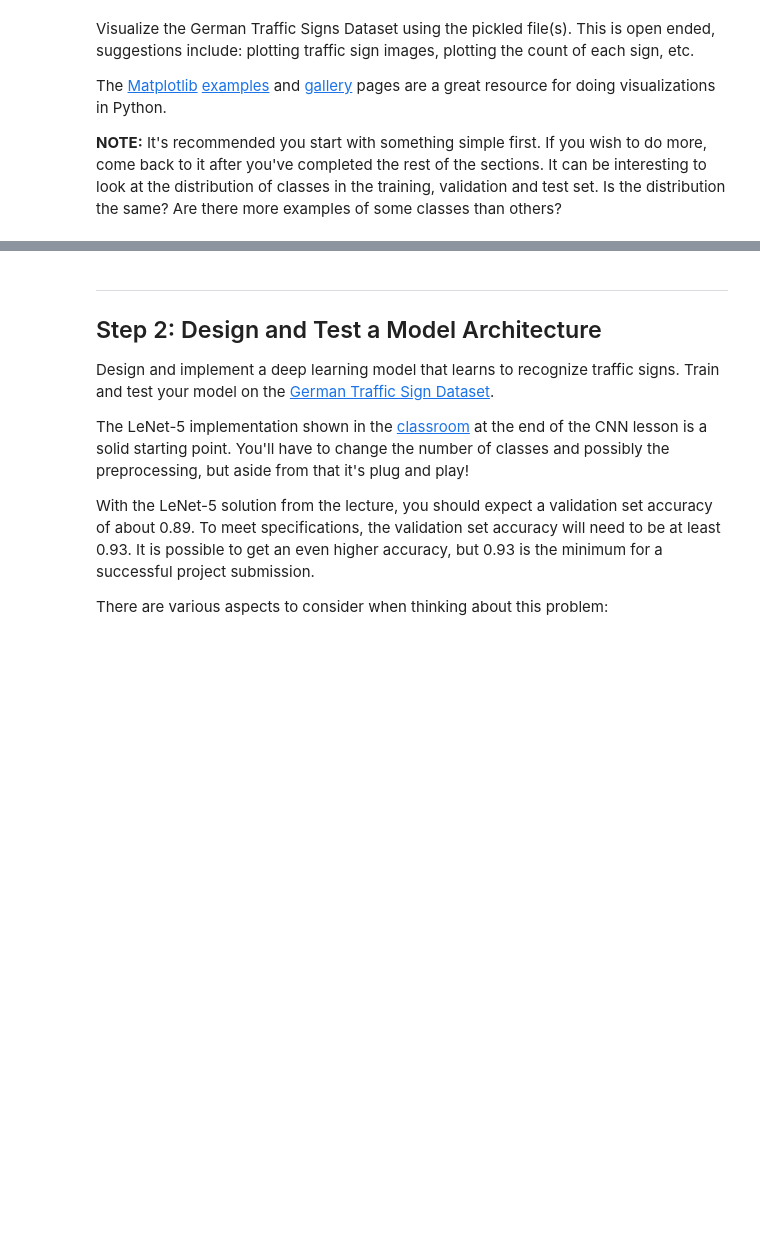
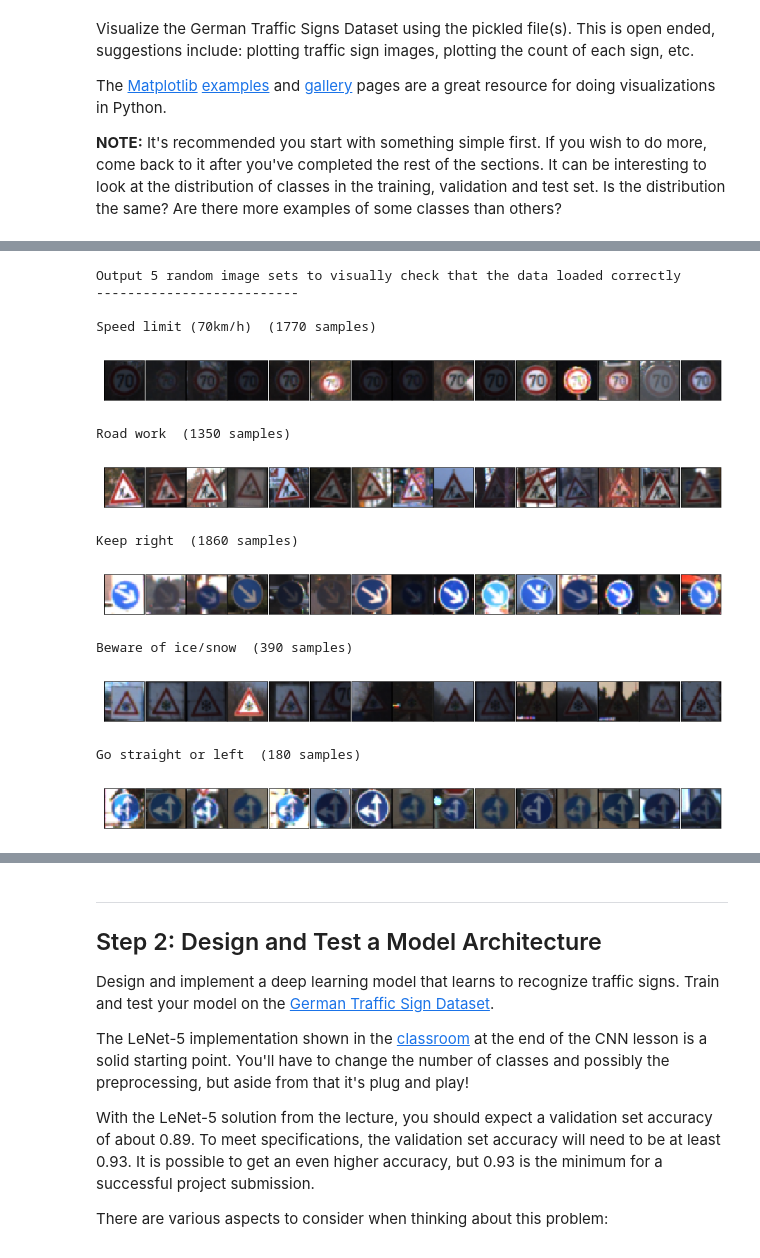
Before and after one commit to vssrcj/traffic-sign-classifier, a Jupyter notebook: Traffic_Sign_Classifier.ipynb, the cells around one changed output, grey strips where cells are left out. Cells and saved outputs as stored; diff of their text form; code cells hidden in the pictures; blank space fills up the shorter version.

```diff
--- a/Traffic_Sign_Classifier.ipynb
+++ b/Traffic_Sign_Classifier.ipynb
@@ -146,3 +99,0 @@ Speed limit (120km/h)
-# %%
-train.a = def a(self):
-    print(self.length())
@@ -150,0 +100,60 @@ SyntaxError: invalid syntax (<ipython-input-62-4dfa5277a2e3>, line 1)
+# %%
+import csv
+import matplotlib.pyplot as plt
+%matplotlib inline
+
+def get_labels():
+    labels = []
+    with open('signnames.csv', newline='') as f:
+        reader = csv.reader(f)
+        for i, row in enumerate(reader):
+            if (i != 0):
+                labels.append(row)
+    return labels
+
+
+def plot_images(image_set, name, cmap=None):
+    images = image_set.images
+    labels = image_set.labels
+
+    samples_per_label = np.bincount(labels)
+    images_per_label = 15
+
+    for label in random.sample(get_labels(), 5):
+        label_index = int(label[0])
+        label_name = label[1]
+
+        print("{0}  ({1} samples)".format(label_name, samples_per_label[label_index]))
+
+        sample_indices = np.where(labels == label_index)[0]
+
+        random_samples = random.sample(list(sample_indices), images_per_label)
+        fig = plt.figure(figsize = (images_per_label, 1))
+        fig.subplots_adjust(hspace = 0, wspace = 0)
+        for i in range(images_per_label):
+            image = images[random_samples[i]]
+            axis = fig.add_subplot(1, 15, i+1, xticks=[], yticks=[])
+
+            if cmap == None: axis.imshow(image)
+            else: axis.imshow(image.squeeze(), cmap=cmap)
+        plt.savefig('plots/' + name + '.png', bbox_inches='tight')
+        plt.show()
+
+
+print('Output 5 random image sets to visually check that the data loaded correctly')
+print('--------------------------\n')
+plot_images(train, 'original_images')
+# %% [output]
+Output 5 random image sets to visually check that the data loaded correctly
+--------------------------
+
+Speed limit (70km/h)  (1770 samples)
+[figure, added]
+Road work  (1350 samples)
+[figure, added]
+Keep right  (1860 samples)
+[figure, added]
+Beware of ice/snow  (390 samples)
+[figure, added]
+Go straight or left  (180 samples)
+[figure, added]
```
Also changed, not shown: parts of 28 cells of this notebook, 19 other files.
